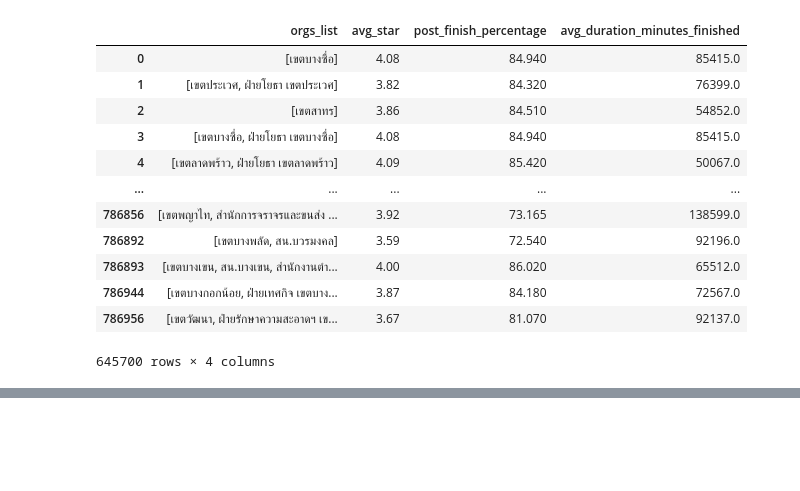
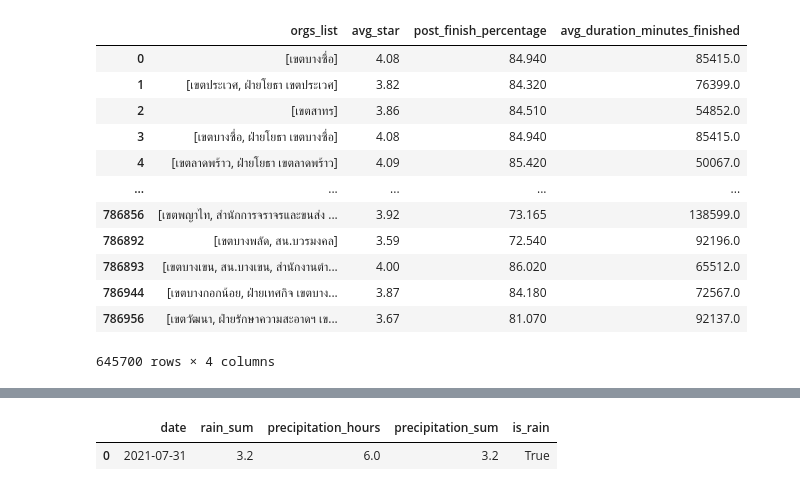
Before and after one commit to CP-RektMart/traffy-sunglui, a Jupyter notebook: ML/data_prep.ipynb, the cells around one changed output, grey strips where cells are left out. Saved outputs shown, nothing was run; the diff lists cells and outputs as text; code cells hidden in the pictures; blank space fills up the shorter version.

Commit message:
integrate rain data

```diff
--- a/ML/data_prep.ipynb
+++ b/ML/data_prep.ipynb
@@ -207,28 +221,30 @@ orgs.sample(5)
 # %%
 # Define target columns
-target_cols = ['avg_star', 'post_finish_percentage', 'avg_duration_minutes_finished']
+target_cols = ["avg_star", "post_finish_percentage", "avg_duration_minutes_finished"]
 
 # Convert organization string to list
-filtered_df['orgs_list'] = filtered_df['organization'].str.strip().str.split(',')
+filtered_df["orgs_list"] = filtered_df["organization"].str.strip().str.split(",")
 
 # Create filtered_df with NaNs in target columns
 filtered_df[target_cols] = np.nan
 
 # Explode orgs_list to merge with orgs
-exploded = filtered_df[['orgs_list']].explode('orgs_list').reset_index()
-exploded['orgs_list'] = exploded['orgs_list'].str.strip()
+exploded = filtered_df[["orgs_list"]].explode("orgs_list").reset_index()
+exploded["orgs_list"] = exploded["orgs_list"].str.strip()
 
 # Join with orgs DataFrame
-merged = exploded.merge(orgs[target_cols], left_on='orgs_list', right_index=True, how='left')
+merged = exploded.merge(
+    orgs[target_cols], left_on="orgs_list", right_index=True, how="left"
+)
 
 # Aggregate mean values for each original row
-means = merged.groupby('index')[target_cols].mean()
+means = merged.groupby("index")[target_cols].mean()
 
 # Assign the means back to filtered_df
 filtered_df.loc[means.index, target_cols] = means
 
 # Result
-filtered_df[['orgs_list'] + target_cols]
+filtered_df[["orgs_list"] + target_cols]
 # %% [output]
 |  | orgs_list | avg_star | post_finish_percentage | avg_duration_minutes_finished |
 | 0 | [เขตบางซื่อ] | 4.08 | 84.940 | 85415.0 |
@@ -247,0 +284,7 @@ filtered_df.to_csv('data/clean.csv')
+# %%
+rain_df = pd.read_csv("data/rain_data.csv")
+filtered_df["date"] = filtered_df["timestamp"].dt.date.astype(str)
+rain_df.head(1)
+# %% [output]
+|  | date | rain_sum | precipitation_hours | precipitation_sum | is_rain |
+| 0 | 2021-07-31 | 3.2 | 6.0 | 3.2 | True |
```
Also changed, not shown: parts of 15 cells of this notebook, 4 other files.
